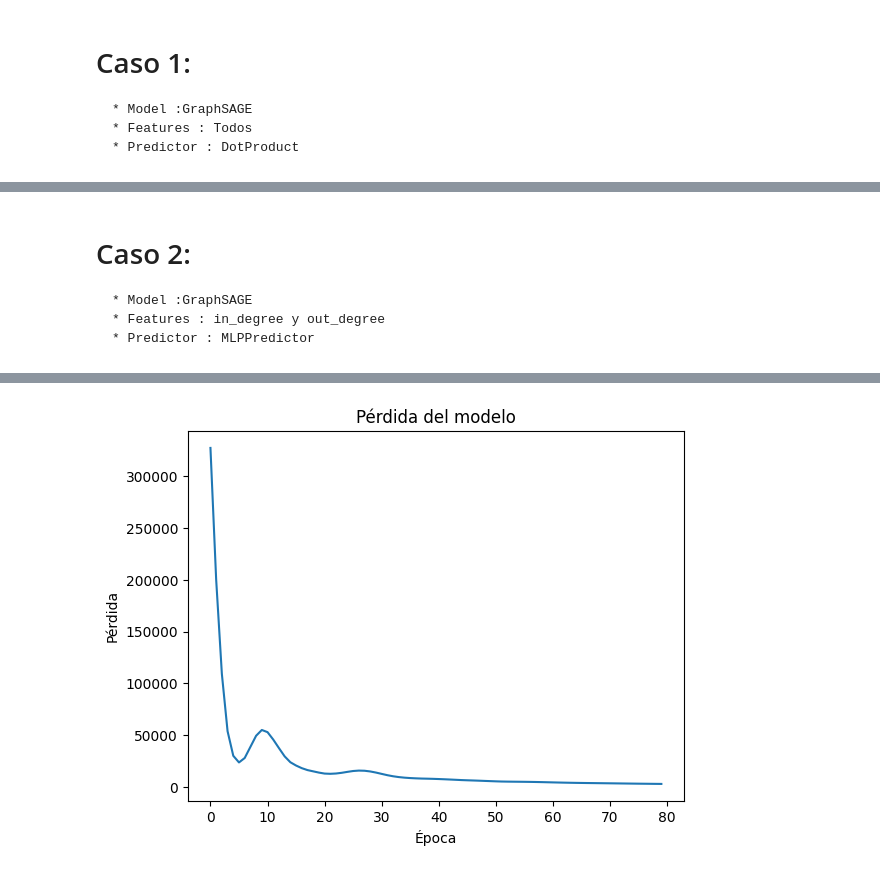
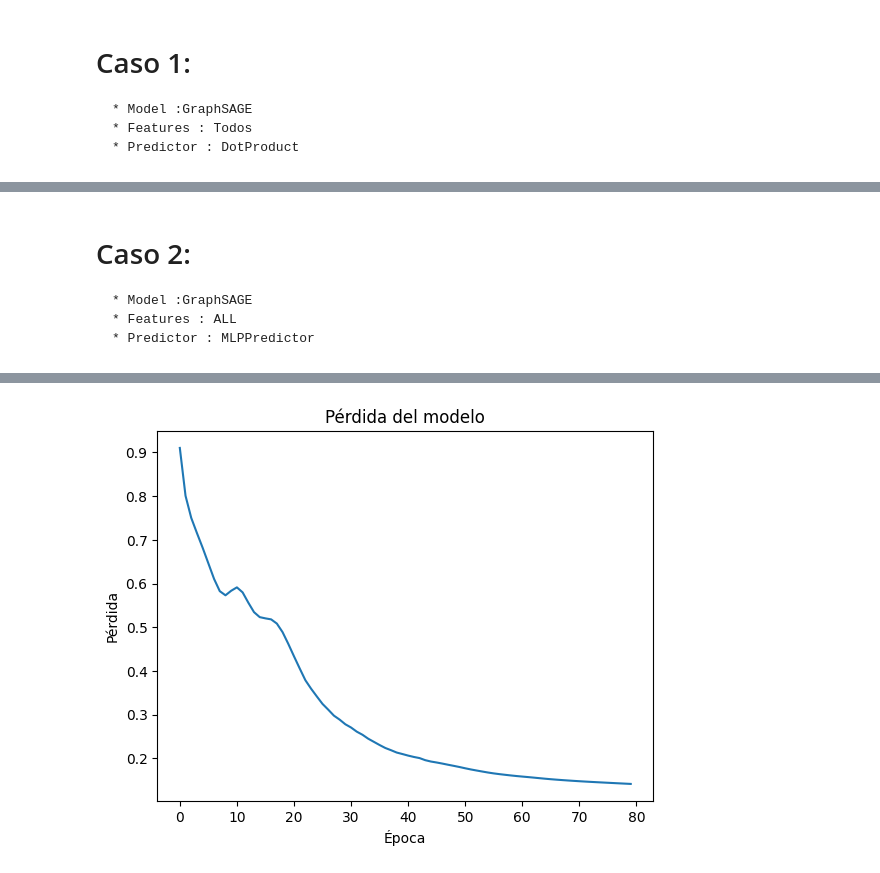
Before and after one commit to valesteban/TESIS, a Jupyter notebook: trainingBinaryClass.ipynb, the cells around one changed output, grey strips where cells are left out. Saved outputs shown, nothing was run; the diff lists cells and outputs as text; code cells hidden in the pictures.

```diff
--- a/trainingBinaryClass.ipynb
+++ b/trainingBinaryClass.ipynb
@@ -107,11 +119,11 @@ F1 SCORE 0.5234126148880938
 # %% [markdown]
 # Caso 2:
     * Model :GraphSAGE
-    * Features : in_degree y out_degree
+    * Features : ALL
     * Predictor : MLPPredictor
 # %%
-
-data_path = "datasets/DGL_Graph/MYCODEDiGraphDegree/"
+# dataset con features de nodos unicamente degrees
+data_path = "datasets/DGL_Graph/MYCODEDiGraph/"
 
 gnn = GNN(debug=True)
 gnn.load_dataset( data_path, force_reload=False)
@@ -128,12 +140,12 @@ h_feats = 16
 num_clases = 1
 
 num_features_in =  gnn.dgl_graph.ndata["feat"].size(1)
-num_feat_hidden = 15
+num_feat_hidden = 16
 num_feat_out = 1
 
 # model = GraphSAGE(num_features_in, num_feat_hidden,num_feat_out)
-model = GraphSAGE(num_features_in, num_feat_hidden, num_feat_out)
-pred = DotPredictor()
+model = GraphSAGE(num_features_in, num_feat_hidden, 8)
+pred = MLPPredictor(8,1)
 
 # ----------- 3. set up loss and optimizer -------------- #
 
@@ -187,4 +199,4 @@ In epoch 70, loss: 3491.611083984375
-[figure, old version]
+[figure, new version]
 # %%
 true_labels = gnn.dgl_graph.edata["Relationship"][test_mak]
 predicted_scores = scores.detach().numpy()[test_mak]
```
Also changed, not shown: parts of 11 cells of this notebook, 1 other file.
